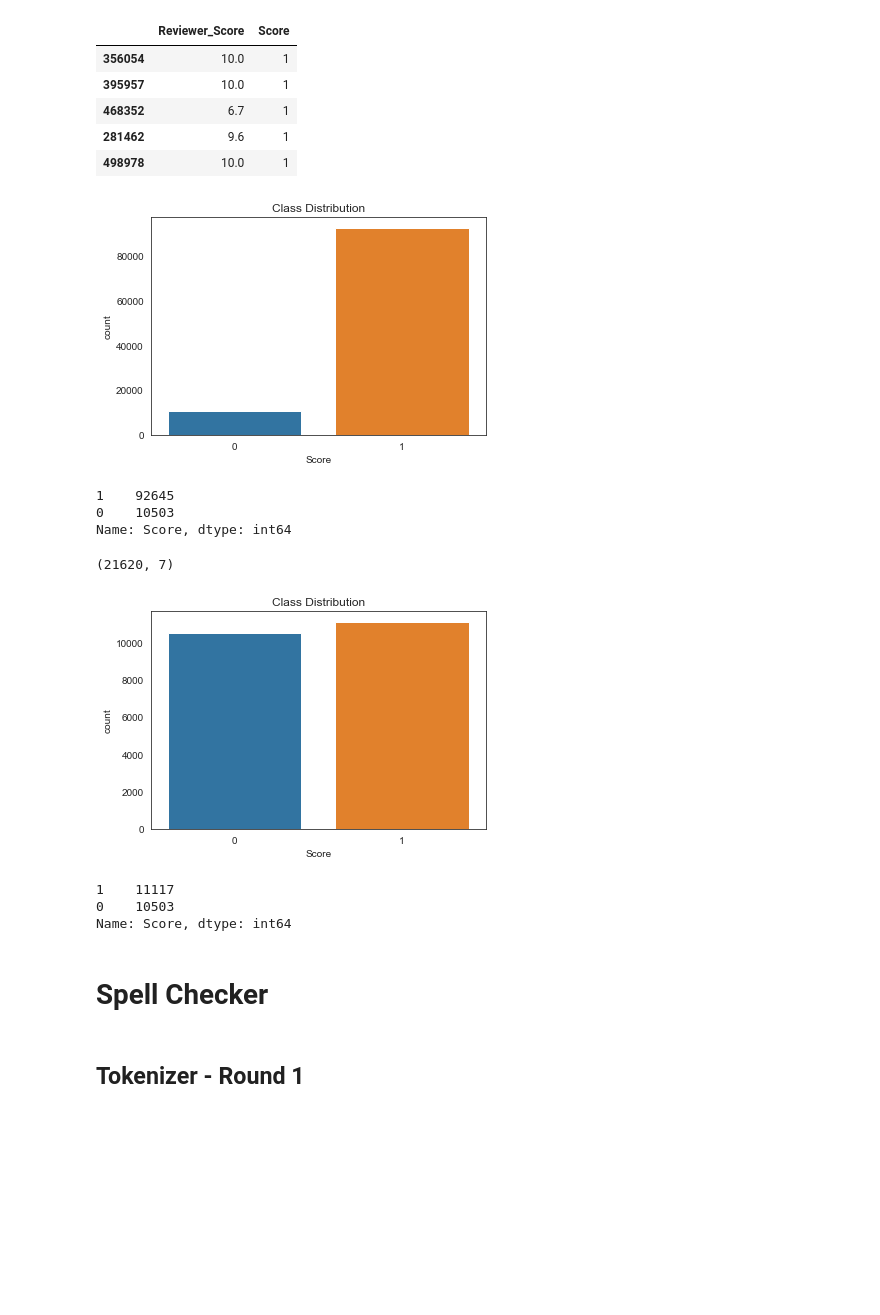
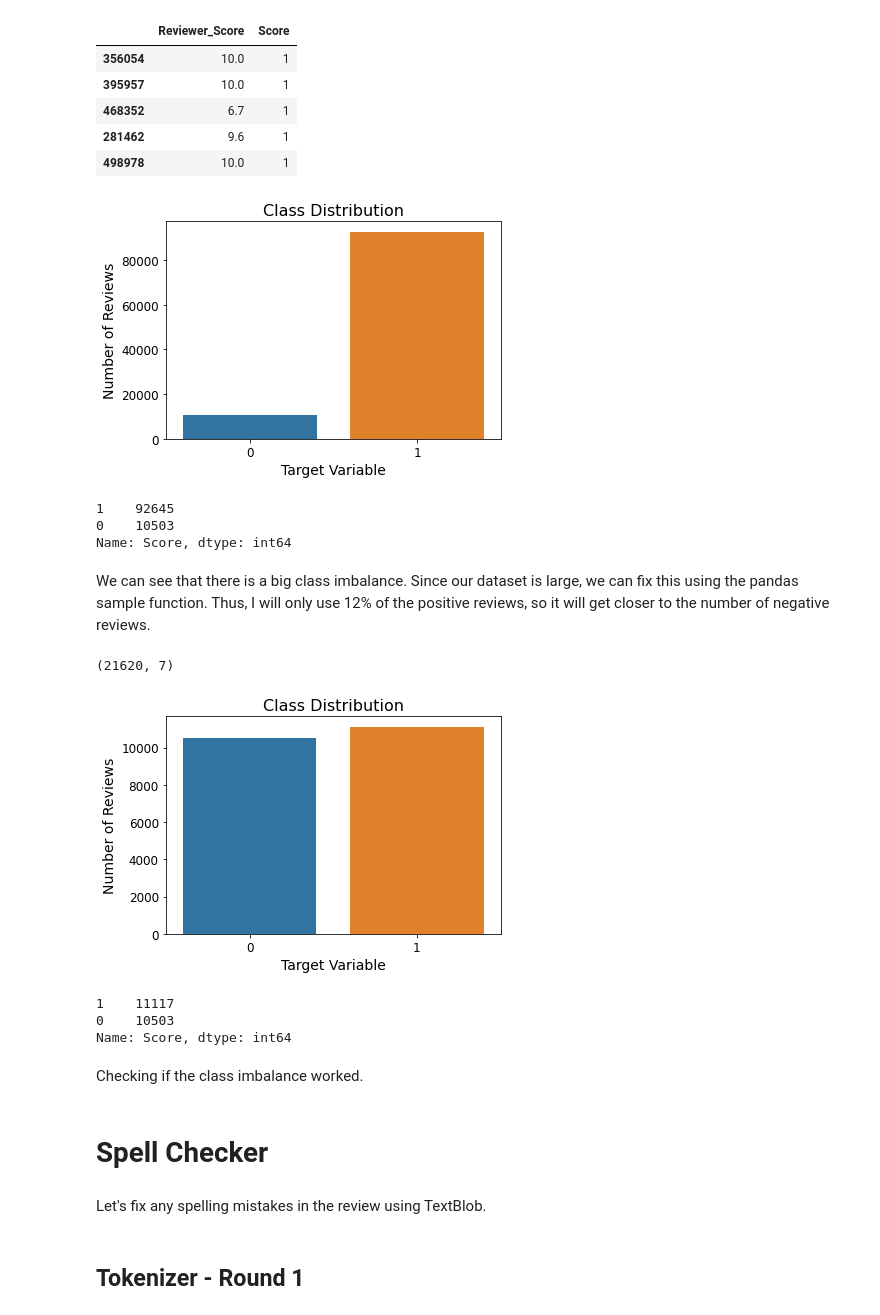
Before and after one commit to ismael-araujo/Hotel-Reviews-Analysis-Using-NLP, a Jupyter notebook: preprossessing/data-cleaning.ipynb, the cells around one changed output. Cells and saved outputs as stored; diff of their text form; code cells hidden in the pictures; blank space fills up the shorter version.

```diff
--- a/preprossessing/data-cleaning.ipynb
+++ b/preprossessing/data-cleaning.ipynb
@@ -37,6 +41,6 @@ warnings.filterwarnings("ignore", category=FutureWarning)
 # %%
 # Import csv file
-df = pd.read_csv('../csv/Hotel_Reviews.csv', index_col=0)
+df = pd.read_csv('../csv/Hotel_Reviews.csv')
 # %%
 # Checking the shape of the dataframe
 df.shape
@@ -123,13 +144,18 @@ df[['Reviewer_Score', 'Score']].head(5)
 | 468352 | 6.7 | 1 |
 | 281462 | 9.6 | 1 |
 | 498978 | 10.0 | 1 |
-# %%
-sns.set_style("white")
-sns.countplot(df['Score']).set_title('Class Distribution')
-
-plt.savefig('../visualizations/class_distribution-before.png', bbox_inches = "tight", pad_inches=.5)
-# %% [output]
-[figure, removed]
+# %%
+# Checking if the target variable is balanced
+sns.countplot(df['Score'])
+plt.title('Class Distribution', fontsize=16)
+plt.xlabel('Target Variable', fontsize=14)
+plt.ylabel('Number of Reviews', fontsize=14)
+plt.xticks(fontsize=12)
+plt.yticks(fontsize=12)
+
+plt.savefig('../images/class_distribution-before.png', bbox_inches = "tight", pad_inches=.5)
+# %% [output]
+[figure, added]
 # %%
 # Checking if there will be class imbalance
 df.Score.value_counts()
@@ -137,6 +163,8 @@ df.Score.value_counts()
 1    92645
 0    10503
 Name: Score, dtype: int64
+# %% [markdown]
+We can see that there is a big class imbalance. Since our dataset is large, we can fix this using the pandas sample function. Thus, I will only use 12% of the positive reviews, so it will get closer to the number of negative reviews.
 # %%
 # Creating separate dataframes depending on the classification
 df_Score_0 = df[df.Score == 0]
@@ -147,18 +175,26 @@ df = pd.concat([df_Score_1, df_Score_0])
 df.shape
 # %% [output]
 (21620, 7)
-# %%
-sns.countplot(df['Score']).set_title('Class Distribution')
-
-plt.savefig('../visualizations/class_distribution-after.png', bbox_inches = "tight", pad_inches=.5)
-# %% [output]
-[figure, removed]
+# %%
+# Checking if the target variable is balanced
+sns.countplot(df['Score'])
+plt.title('Class Distribution', fontsize=16)
+plt.xlabel('Target Variable', fontsize=14)
+plt.ylabel('Number of Reviews', fontsize=14)
+plt.xticks(fontsize=12)
+plt.yticks(fontsize=12)
+
+plt.savefig('../images/class_distribution-after.png', bbox_inches = "tight", pad_inches=.5)
+# %% [output]
+[figure, added]
 # %%
 df.Score.value_counts()
 # %% [output]
 1    11117
 0    10503
 Name: Score, dtype: int64
+# %% [markdown]
+Checking if the class imbalance worked.
 # %%
 # Saving csv with sentiment analysis
 features = ['Hotel_Name', 'Negative_Review', 'Positive_Review', 'Reviewer_Score', 'Reviews_Clean', 'Score']
@@ -166,6 +202,8 @@ df = df[features]
 df.to_csv("../csv/no_class_imbalance.csv")
 # %% [markdown]
 # Spell Checker
+# %% [markdown]
+Let's fix any spelling mistakes in the review using TextBlob.
 # %% [markdown]
 ## Tokenizer - Round 1
 # %%
```
Also changed, not shown: parts of 28 cells of this notebook, 9 other files.
